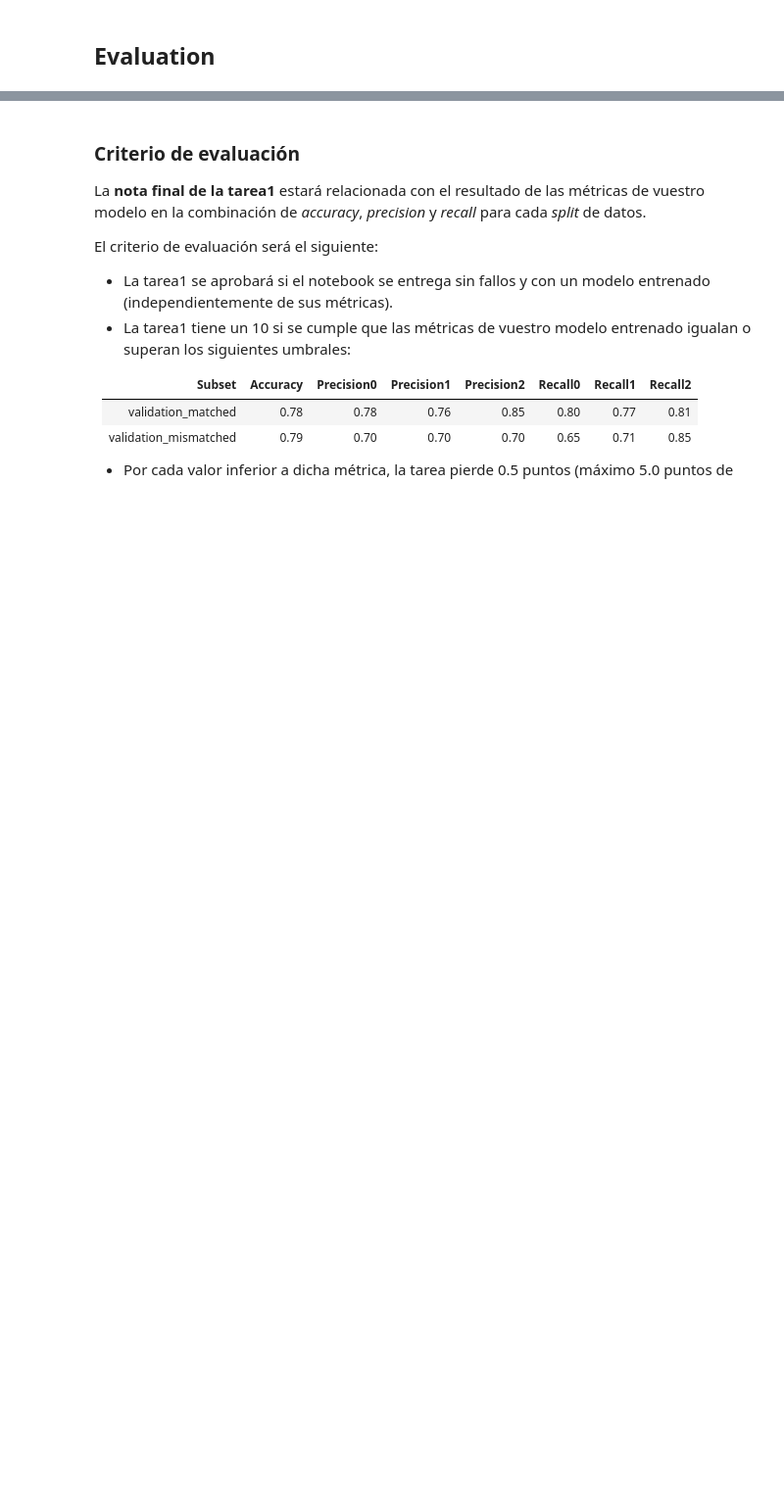
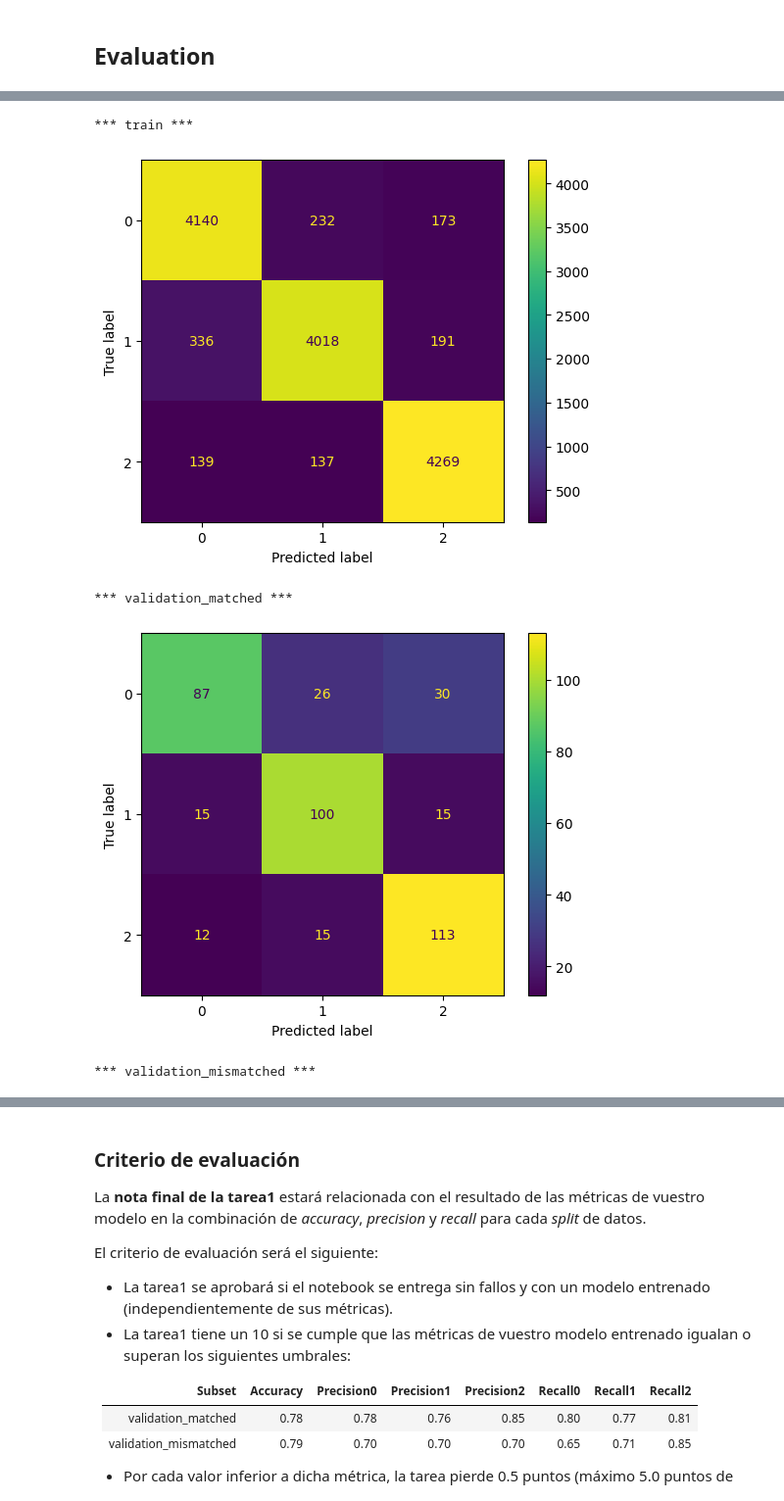
Before and after one commit to franbell-wq/Deep-Learning---NLP, a Jupyter notebook: nlp_tarea1.ipynb, the cells around one changed output, grey strips where cells are left out. Shown at 98% size. Drawn from its saved outputs; the diff is of its cells as text; code cells hidden in the pictures; blank space fills up the shorter version.

```diff
--- a/nlp_tarea1.ipynb
+++ b/nlp_tarea1.ipynb
@@ -39,0 +38,3 @@ dataset
+# %%
+dataset = load_dataset("nyu-mll/glue", "mnli")
+dataset
@@ -56,0 +101,3 @@ ds_tarea
+# %%
+ds_tarea = ds_tarea.remove_columns(['idx'])
+ds_tarea
@@ -65,16 +130,3 @@ En este apartado es donde tendréis que realizar todo el trabajo de la práctica
 - Debe existir una función llamada `preprocess_function` que realice la tokenización y, si lo consideráis oportuno, transformaciones de las _features_.
 
 Nota: En el _tokenizer_, es obligatorio que el argumento `padding` sea distinto de `False` y que su salida sean **tensores** de pytorch.
-# %%
-from transformers import AutoModelForSequenceClassification
-
-model_checkpoint = 'mrm8488/bert-base-spanish-wwm-cased-finetuned-spa-squad2-es'
-tokenizer = AutoTokenizer.from_pretrained(model_checkpoint)
-model = AutoModelForSequenceClassification.from_pretrained(model_checkpoint)
-
-
-def preprocess_function(x):
-  tokenizer(sentences, padding = True,  truncation=True, return_tensors='pt')
-    return x
-
-trainer = None
@@ -101,0 +133,23 @@ df_X.head()
+# %%
+from transformers import AutoModelForSequenceClassification, AutoTokenizer, TrainingArguments, Trainer
+import numpy as np
+import torch
+
+model_checkpoint = 'mrm8488/bert-base-spanish-wwm-cased-finetuned-spa-squad2-es'
+tokenizer = AutoTokenizer.from_pretrained(model_checkpoint)
+model = AutoModelForSequenceClassification.from_pretrained(model_checkpoint, num_labels=3, ignore_mismatched_sizes=True)
+
+# Añadimos fp16=True para acelerar en GPU y optimizamos los pasos de evaluación
+training_args = TrainingArguments(output_dir="test_trainer",
+                                 num_train_epochs = 3,
+                                 per_device_train_batch_size = 32, # Aumentamos batch size si hay memoria
+                                 per_device_eval_batch_size = 64,
+                                 eval_strategy="epoch",
+                                 fp16=torch.cuda.is_available(), # Solo si hay GPU disponible
+                                 save_strategy="no", # Evita perder tiempo guardando checkpoints
+                                 report_to="none")
+
+def preprocess_function(x):
+    return tokenizer(x['premise'], x['hypothesis'], padding="max_length", truncation=True, max_length=128, return_tensors='pt')
+
+tokenized_ds = ds_tarea.map(preprocess_function, batched=True)
@@ -157,11 +350,17 @@ ds_predictions
 # %%
 # No modificar esta celda
 # Esta celda, celda tiene que estar ejecutada en la entrega
 
 for subset in ['train', 'validation_matched', 'validation_mismatched']:
-    y_true = ds_predictions[subset]['label']
+    y_true = ds_predictions[subset]['labels']
     y_pred = ds_predictions[subset]['prediction']
     cm = confusion_matrix(y_true=y_true, y_pred=y_pred)
     print(f"*** {subset} ***")
     ConfusionMatrixDisplay(cm).plot()
     plt.show()
+# %% [output]
+*** train ***
+[figure, added]
+*** validation_matched ***
+[figure, added]
+*** validation_mismatched ***
```
Also changed, not shown: parts of 19 cells of this notebook.
